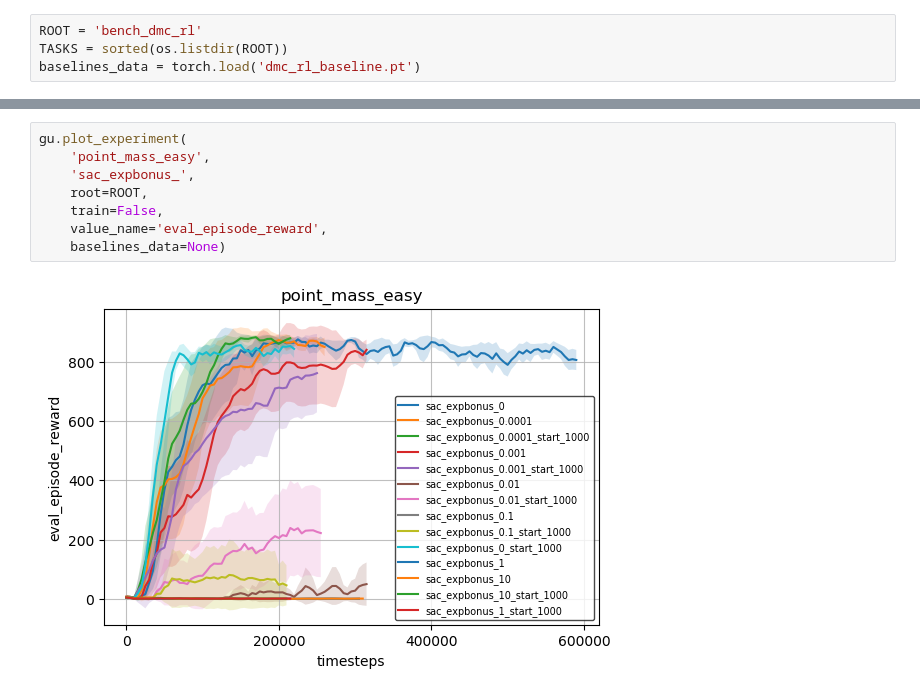
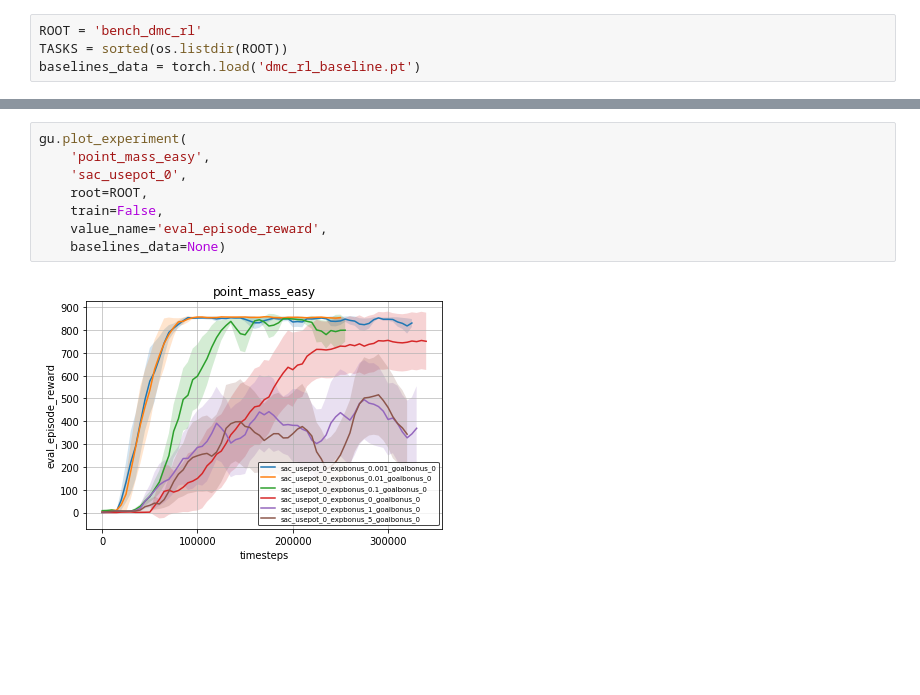
Before and after one commit to 1nadequacy/dist_expl, a Jupyter notebook: bench_dmc_rl.ipynb, the cells around one changed output, grey strips where cells are left out. Saved outputs shown, nothing was run; the diff lists cells and outputs as text; blank space fills up the shorter version.

```diff
--- a/bench_dmc_rl.ipynb
+++ b/bench_dmc_rl.ipynb
@@ -15,10 +66,10 @@ baselines_data = torch.load('dmc_rl_baseline.pt')
 # %%
 gu.plot_experiment(
     'point_mass_easy',
-    'sac_expbonus_',
+    'sac_usepot_0',
     root=ROOT,
     train=False,
     value_name='eval_episode_reward',
     baselines_data=None)
 # %% [output]
-[figure, old version]
+[figure, new version]
```
Also changed, not shown: parts of 21 cells of this notebook, 4 other files.
